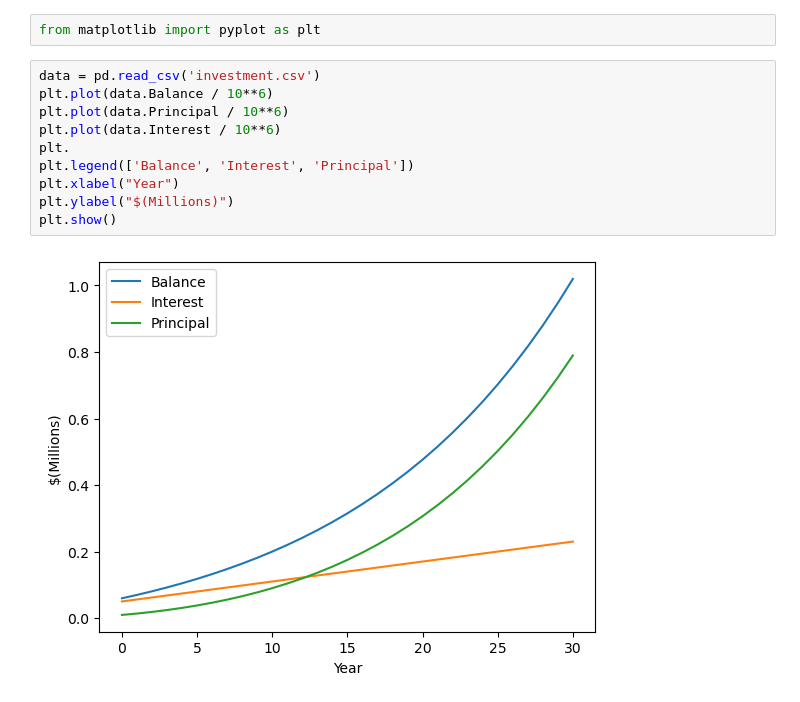
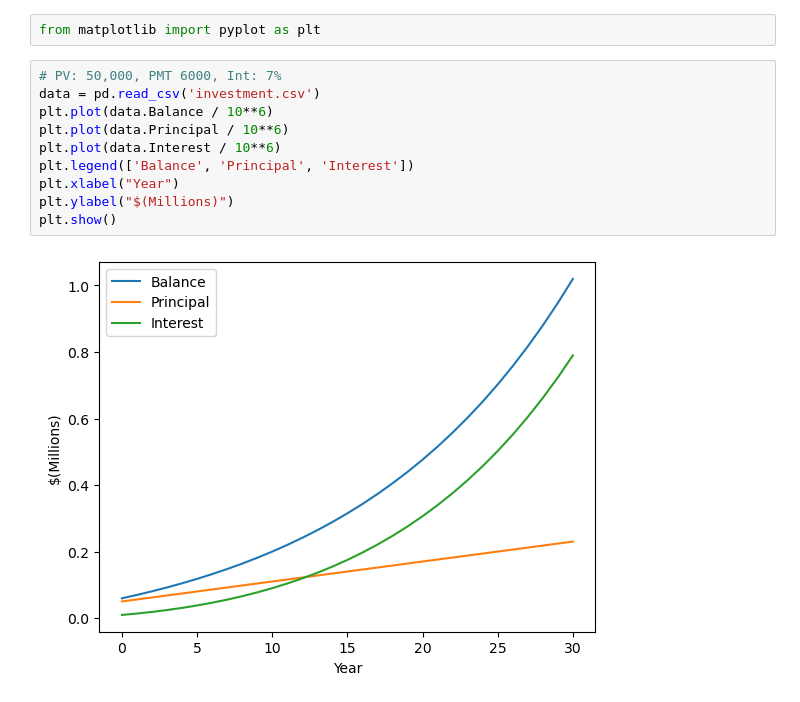
Before and after one commit to JoseArnel/TVM-Calculator, a Jupyter notebook: investment.ipynb, the cells around one changed output. Cells and saved outputs as stored; diff of their text form.

```diff
--- a/investment.ipynb
+++ b/investment.ipynb
@@ -3,14 +3,14 @@ import pandas as pd
 # %%
 from matplotlib import pyplot as plt
 # %%
+# PV: 50,000, PMT 6000, Int: 7%
 data = pd.read_csv('investment.csv')
 plt.plot(data.Balance / 10**6)
 plt.plot(data.Principal / 10**6)
 plt.plot(data.Interest / 10**6)
-plt.
-plt.legend(['Balance', 'Interest', 'Principal'])
+plt.legend(['Balance', 'Principal', 'Interest'])
 plt.xlabel("Year")
 plt.ylabel("$(Millions)")
 plt.show()
 # %% [output]
-[figure, old version]
+[figure, new version]
```
Also changed, not shown: parts of 3 cells of this notebook, 1 other file.
